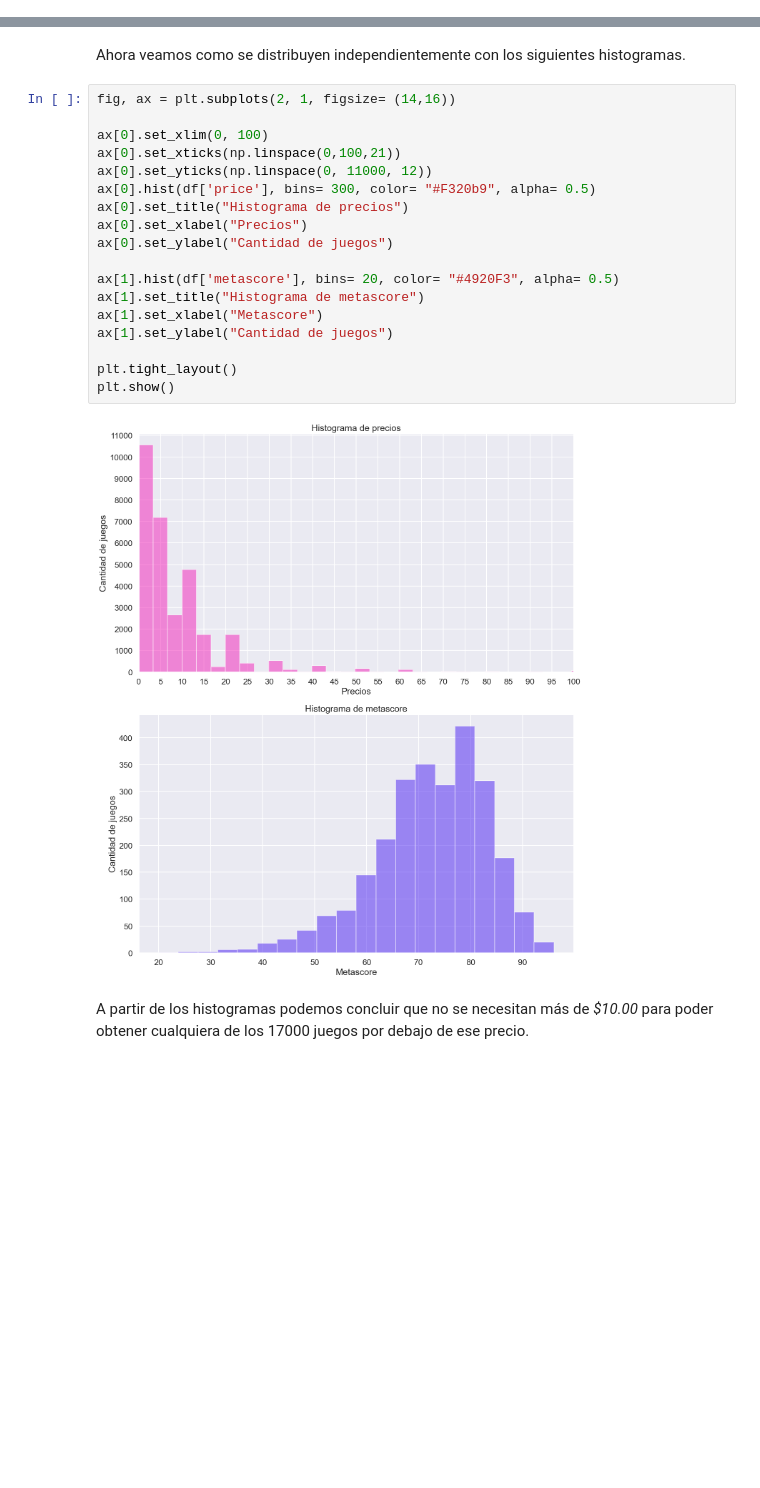
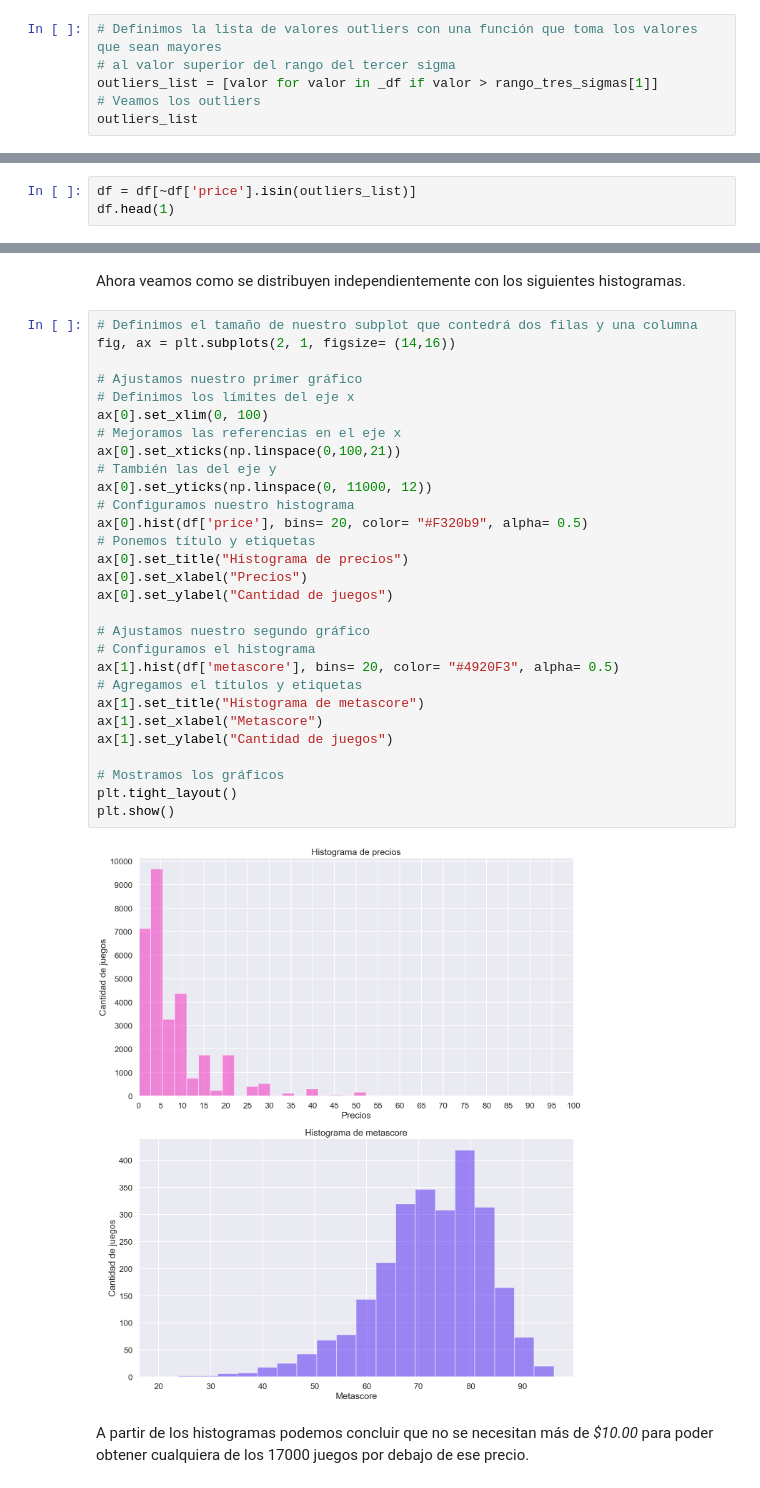
Before and after one commit to Mariagustin-Prg/PI-x-games-steam, a Jupyter notebook: 2-EDA.ipynb, the cells around one changed output, grey strips where cells are left out. Cells and saved outputs as stored; diff of their text form; blank space fills up the shorter version.

```diff
--- a/2-EDA.ipynb
+++ b/2-EDA.ipynb
@@ -79,0 +218,6 @@ Podemos observar que los valores no tienen ninguna condición que provoque la pr
+# %%
+# Definimos la lista de valores outliers con una función que toma los valores que sean mayores
+# al valor superior del rango del tercer sigma
+outliers_list = [valor for valor in _df if valor > rango_tres_sigmas[1]]
+# Veamos los outliers
+outliers_list
@@ -79,0 +254,3 @@ Podemos observar que los valores no tienen ninguna condición que provoque la pr
+# %%
+df = df[~df['price'].isin(outliers_list)]
+df.head(1)
@@ -155,25 +340,36 @@ En la matriz podemos observar en la correlación entre el precio y el metascore
 # %% [markdown]
 Ahora veamos como se distribuyen independientemente con los siguientes histogramas.
 # %%
+# Definimos el tamaño de nuestro subplot que contedrá dos filas y una columna
 fig, ax = plt.subplots(2, 1, figsize= (14,16))
 
+# Ajustamos nuestro primer gráfico
+# Definimos los límites del eje x
 ax[0].set_xlim(0, 100)
+# Mejoramos las referencias en el eje x
 ax[0].set_xticks(np.linspace(0,100,21))
+# También las del eje y
 ax[0].set_yticks(np.linspace(0, 11000, 12))
-ax[0].hist(df['price'], bins= 300, color= "#F320b9", alpha= 0.5)
+# Configuramos nuestro histograma
+ax[0].hist(df['price'], bins= 20, color= "#F320b9", alpha= 0.5)
+# Ponemos título y etiquetas
 ax[0].set_title("Histograma de precios")
 ax[0].set_xlabel("Precios")
 ax[0].set_ylabel("Cantidad de juegos")
 
+# Ajustamos nuestro segundo gráfico
+# Configuramos el histograma
 ax[1].hist(df['metascore'], bins= 20, color= "#4920F3", alpha= 0.5)
+# Agregamos el títulos y etiquetas
 ax[1].set_title("Histograma de metascore")
 ax[1].set_xlabel("Metascore")
 ax[1].set_ylabel("Cantidad de juegos")
 
+# Mostramos los gráficos
 plt.tight_layout()
 plt.show()
 # %% [output]
-[figure, old version]
+[figure, new version]
 # %% [markdown]
 A partir de los histogramas podemos concluir que no se necesitan más de *$10.00* para poder obtener cualquiera de los 17000 juegos por debajo de ese precio.
 # %% [markdown]
```
Also changed, not shown: parts of 38 cells of this notebook, 5 other files.
